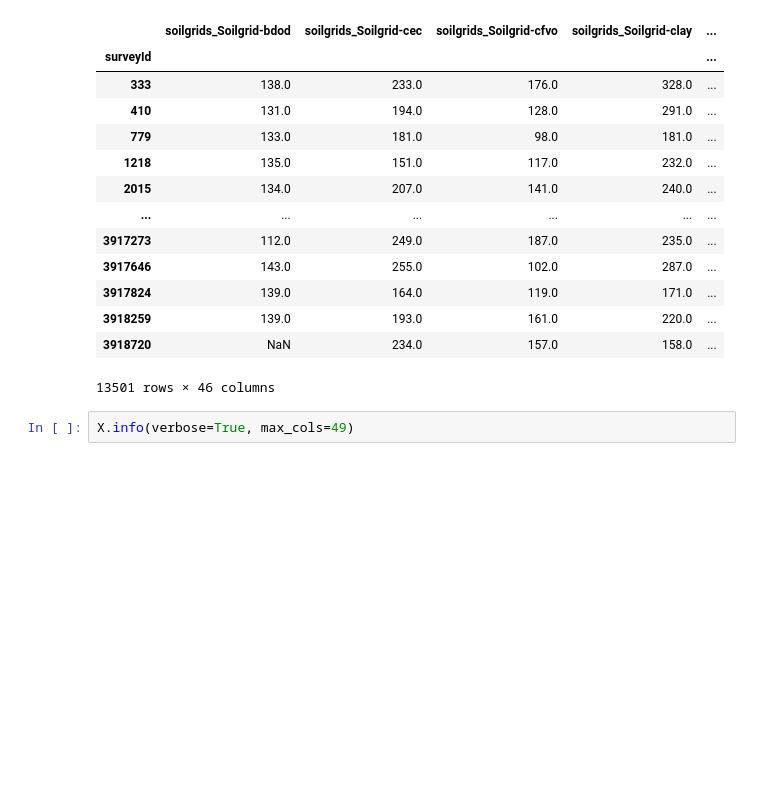
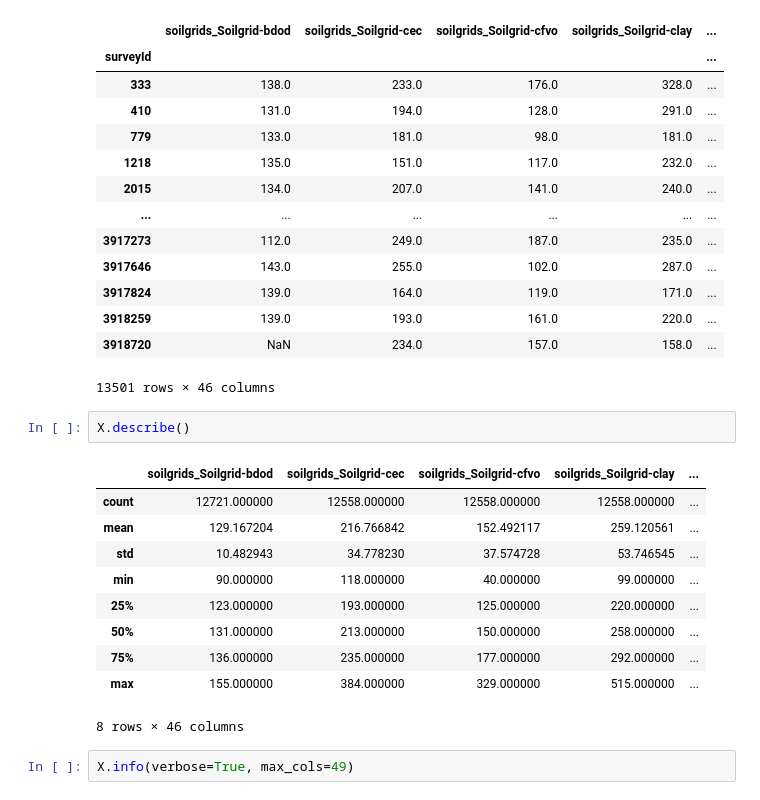
Before and after one commit to emanuel-gf/PlantNet-Species-ML-Project, a Jupyter notebook: milestone_part1.ipynb, the cells around one changed output. Drawn from its saved outputs; the diff is of its cells as text; blank space fills up the shorter version.

```diff
--- a/milestone_part1.ipynb
+++ b/milestone_part1.ipynb
@@ -243,6 +243,19 @@ X
 | 3918259 | 139.0 | 193.0 | 161.0 | 220.0 | ... |
 | 3918720 | NaN | 234.0 | 157.0 | 158.0 | ... |
 13501 rows × 46 columns
+# %%
+X.describe()
+# %% [output]
+|  | soilgrids_Soilgrid-bdod | soilgrids_Soilgrid-cec | soilgrids_Soilgrid-cfvo | soilgrids_Soilgrid-clay | ... |
+| count | 12721.000000 | 12558.000000 | 12558.000000 | 12558.000000 | ... |
+| mean | 129.167204 | 216.766842 | 152.492117 | 259.120561 | ... |
+| std | 10.482943 | 34.778230 | 37.574728 | 53.746545 | ... |
+| min | 90.000000 | 118.000000 | 40.000000 | 99.000000 | ... |
+| 25% | 123.000000 | 193.000000 | 125.000000 | 220.000000 | ... |
+| 50% | 131.000000 | 213.000000 | 150.000000 | 258.000000 | ... |
+| 75% | 136.000000 | 235.000000 | 177.000000 | 292.000000 | ... |
+| max | 155.000000 | 384.000000 | 329.000000 | 515.000000 | ... |
+8 rows × 46 columns
 # %%
 X.info(verbose=True, max_cols=49)
 # %% [output]
```
Also changed, not shown: parts of 12 cells of this notebook.
